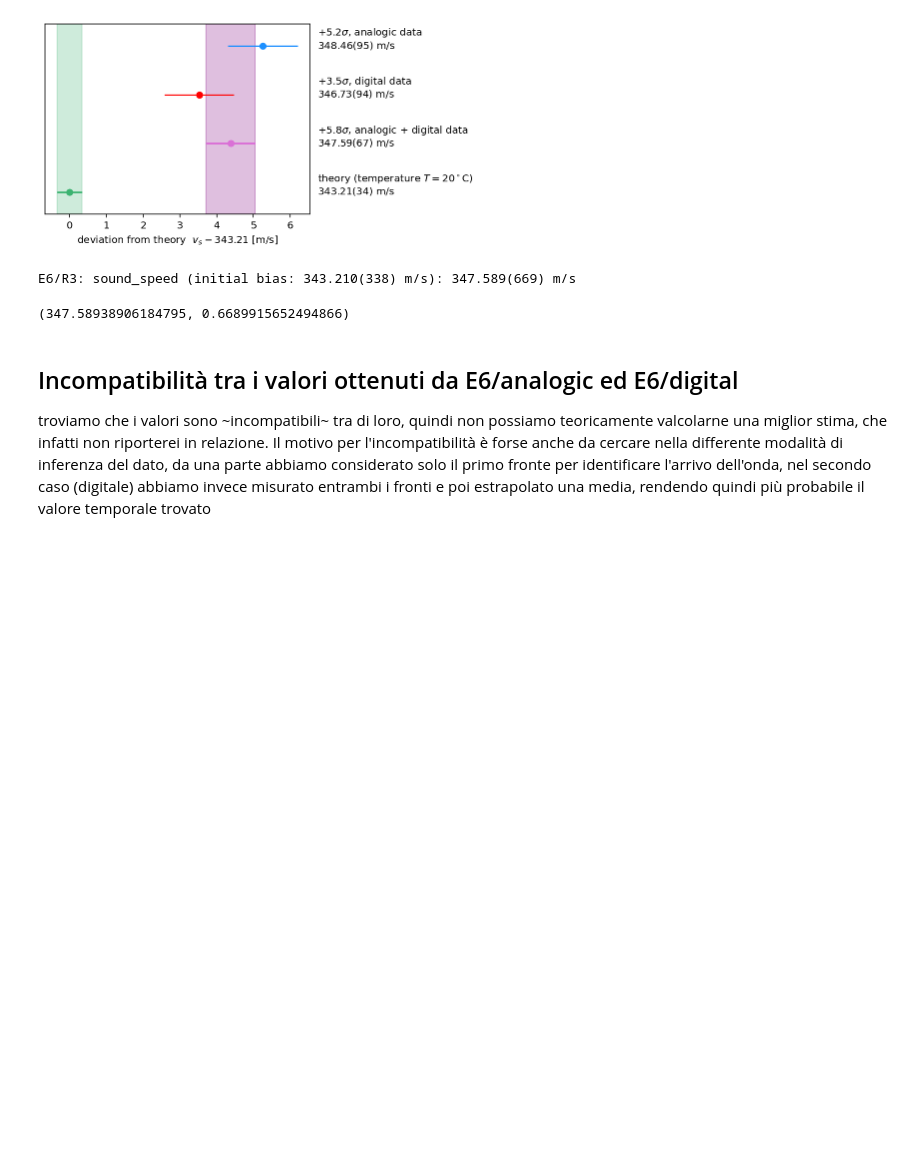
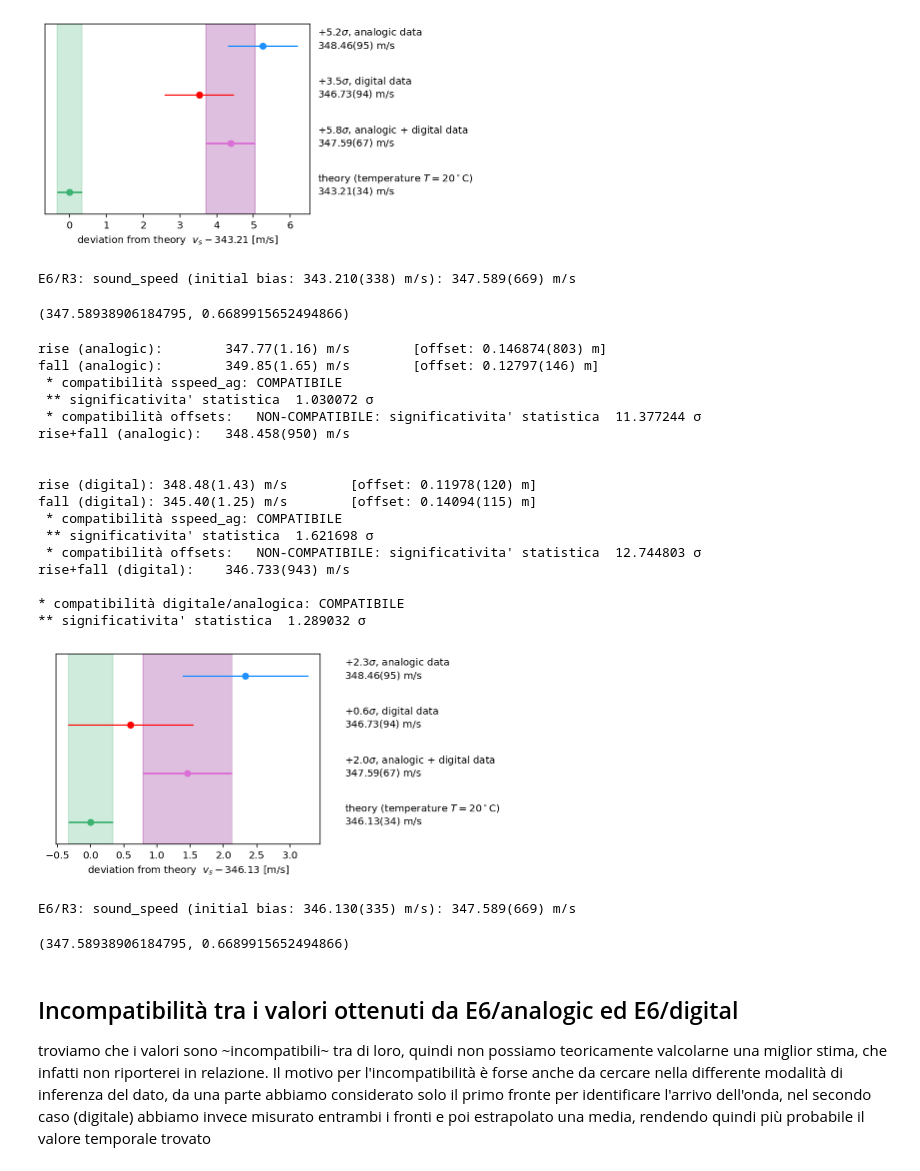
Before and after one commit to mattiasotgia/Lab2, a Jupyter notebook: esperienza_6__velocita_suono/analisi_dati/220413__analisi_dati_sspd.ipynb, the cells around one changed output. Cells and saved outputs as stored; diff of their text form; code cells hidden in the pictures; blank space fills up the shorter version.

```diff
--- a/esperienza_6__velocita_suono/analisi_dati/220413__analisi_dati_sspd.ipynb
+++ b/esperienza_6__velocita_suono/analisi_dati/220413__analisi_dati_sspd.ipynb
@@ -463,6 +463,31 @@ rise+fall (digital):    346.733(943) m/s
 [figure]
 E6/R3: sound_speed (initial bias: 343.210(338) m/s): 347.589(669) m/s
 (347.58938906184795, 0.6689915652494866)
+# %%
+err_theory=(349.02-343.21)/(10*sqrt(3))
+# %%
+plot_results(theory=(346.13, err_theory))
+# %% [output]
+rise (analogic):        347.77(1.16) m/s        [offset: 0.146874(803) m]
+fall (analogic):        349.85(1.65) m/s        [offset: 0.12797(146) m]
+ * compatibilità sspeed_ag: COMPATIBILE
+ ** significativita' statistica  1.030072 σ
+ * compatibilità offsets:   NON-COMPATIBILE: significativita' statistica  11.377244 σ
+rise+fall (analogic):   348.458(950) m/s
+
+
+rise (digital): 348.48(1.43) m/s        [offset: 0.11978(120) m]
+fall (digital): 345.40(1.25) m/s        [offset: 0.14094(115) m]
+ * compatibilità sspeed_ag: COMPATIBILE
+ ** significativita' statistica  1.621698 σ
+ * compatibilità offsets:   NON-COMPATIBILE: significativita' statistica  12.744803 σ
+rise+fall (digital):    346.733(943) m/s
+
+* compatibilità digitale/analogica: COMPATIBILE
+** significativita' statistica  1.289032 σ
+[figure, added]
+E6/R3: sound_speed (initial bias: 346.130(335) m/s): 347.589(669) m/s
+(347.58938906184795, 0.6689915652494866)
 # %% [markdown]
 ## Incompatibilità tra i valori ottenuti da E6/analogic ed E6/digital
 troviamo che i valori sono ~incompatibili~ tra di loro, quindi non possiamo teoricamente valcolarne una miglior stima, che infatti non riporterei in relazione. Il motivo per l'incompatibilità è forse anche da cercare nella differente modalità di inferenza del dato, da una parte abbiamo considerato solo il primo fronte per identificare l'arrivo dell'onda, nel secondo caso (digitale) abbiamo invece misurato entrambi i fronti e poi estrapolato una media, rendendo quindi più probabile il valore temporale trovato
```
Also changed, not shown: 3 other files.
